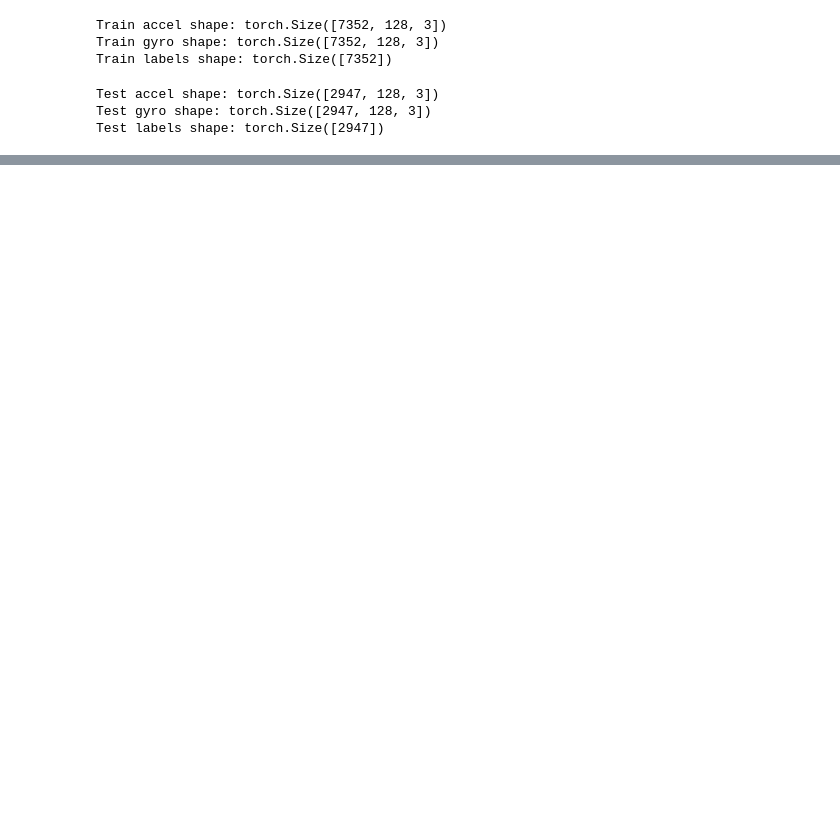
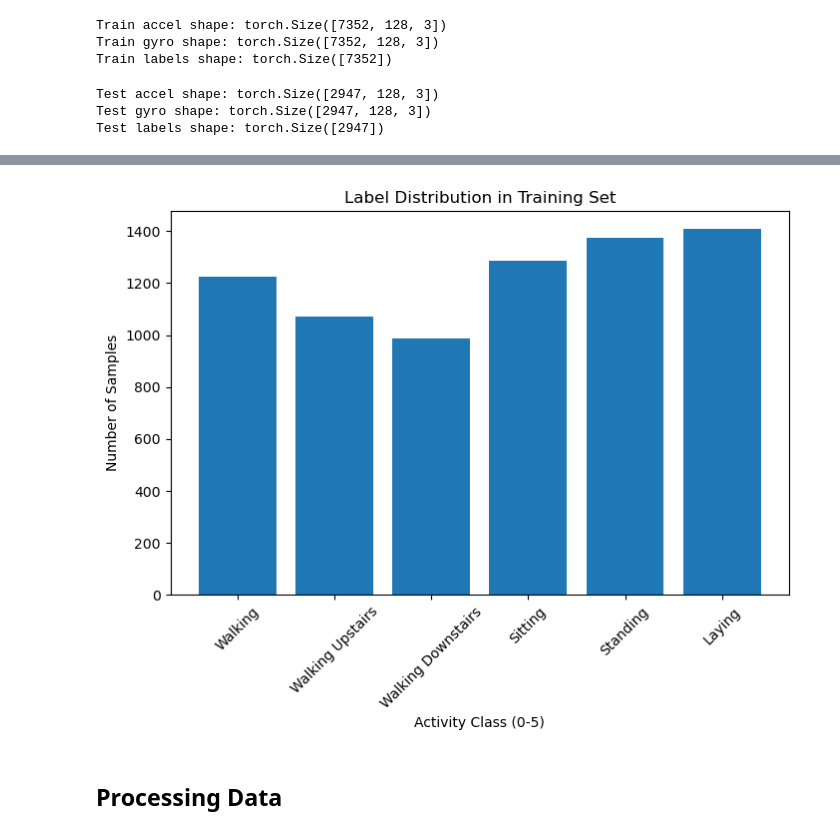
Before and after one commit to BanBot-2/EE-342-Final-Project-Code, a Jupyter notebook: final_project_report.ipynb, the cells around one changed output, grey strips where cells are left out. Saved outputs shown, nothing was run; the diff lists cells and outputs as text; code cells hidden in the pictures; blank space fills up the shorter version.

```diff
--- a/final_project_report.ipynb
+++ b/final_project_report.ipynb
@@ -118,0 +149,15 @@ Test labels shape: torch.Size([2947])
+# %%
+# Plot label distribution in training set to check for class imbalance
+plt.figure(figsize=(8, 5))
+label_counts = torch.bincount(train_labels)
+
+plt.bar(range(6), label_counts.numpy())
+plt.xlabel('Activity Class (0-5)')
+plt.ylabel('Number of Samples')
+plt.title('Label Distribution in Training Set')
+plt.xticks(range(6), ['Walking', 'Walking Upstairs', 'Walking Downstairs', 'Sitting', 'Standing', 'Laying'], rotation=45)
+plt.show()
+# %% [output]
+[figure, added]
+# %% [markdown]
+## Processing Data
```
Also changed, not shown: parts of 8 cells of this notebook.
